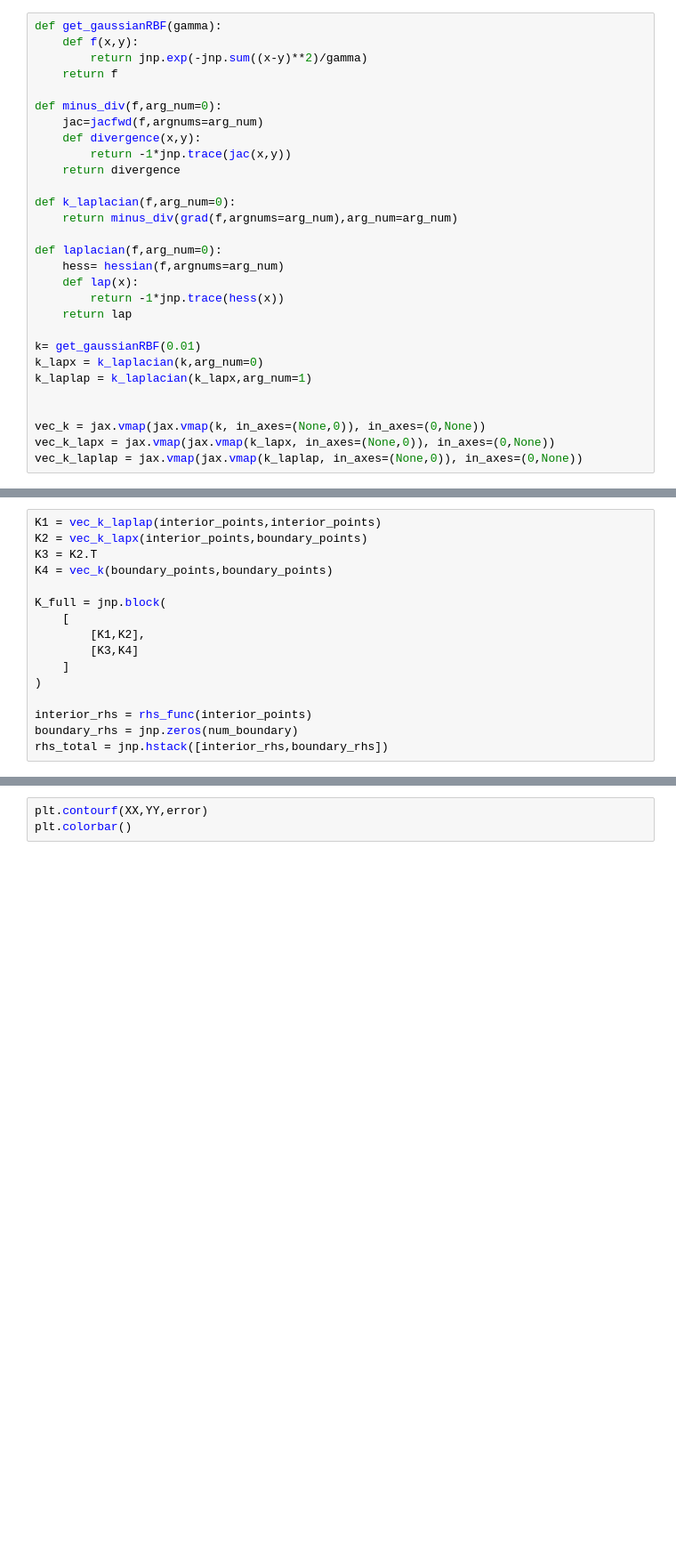
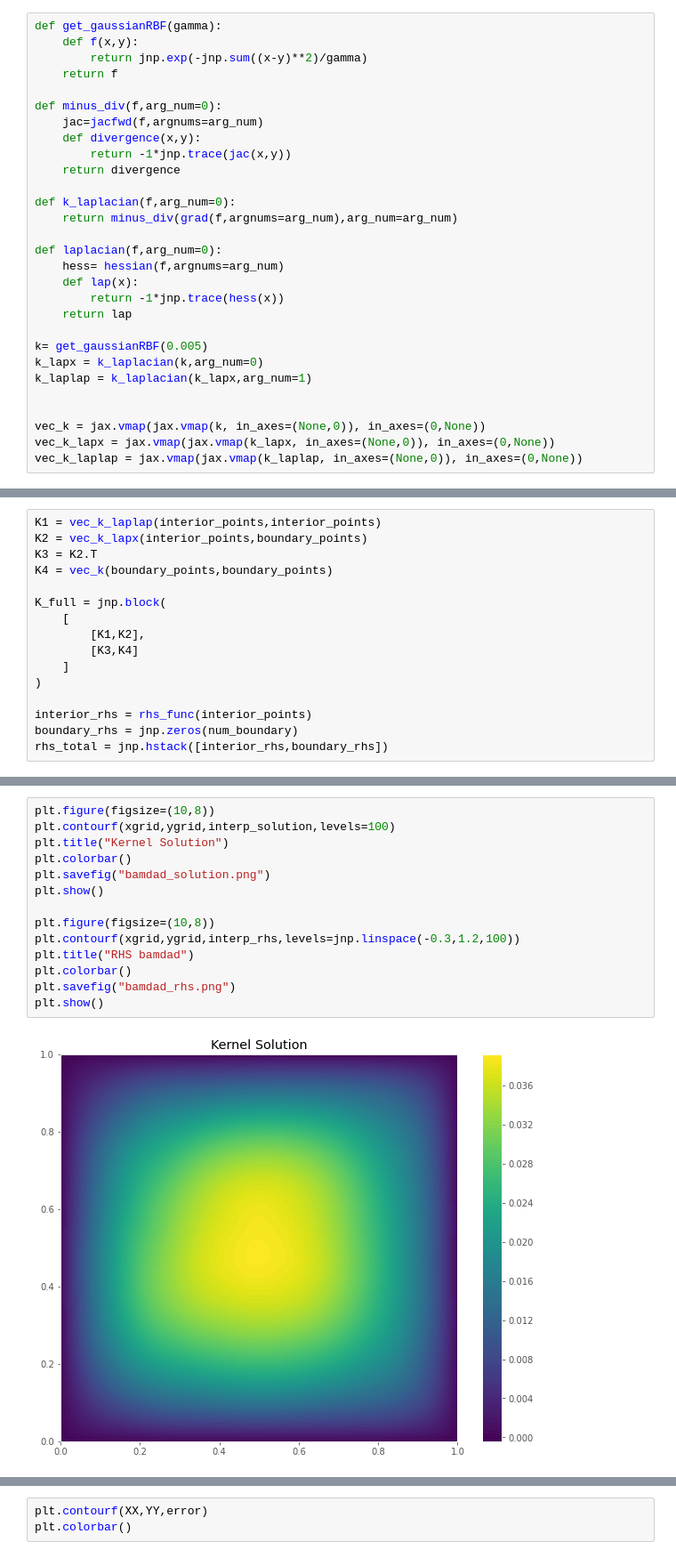
Before and after one commit to cade-b/kernel-pdes, a Jupyter notebook: bamdad_face.ipynb, the cells around one changed output, grey strips where cells are left out. Shown: that part at 89% size. Cells and saved outputs as stored; diff of their text form; blank space fills up the shorter version.

Commit message:
Improved bamdad figs

```diff
--- a/bamdad_face.ipynb
+++ b/bamdad_face.ipynb
@@ -58,7 +58,7 @@ def laplacian(f,arg_num=0):
         return -1*jnp.trace(hess(x))
     return lap
 
-k= get_gaussianRBF(0.01)
+k= get_gaussianRBF(0.005)
 k_lapx = k_laplacian(k,arg_num=0)
 k_laplap = k_laplacian(k_lapx,arg_num=1)
 
@@ -200,0 +191,16 @@ max norm residual and refined residual
+# %%
+plt.figure(figsize=(10,8))
+plt.contourf(xgrid,ygrid,interp_solution,levels=100)
+plt.title("Kernel Solution")
+plt.colorbar()
+plt.savefig("bamdad_solution.png")
+plt.show()
+
+plt.figure(figsize=(10,8))
+plt.contourf(xgrid,ygrid,interp_rhs,levels=jnp.linspace(-0.3,1.2,100))
+plt.title("RHS bamdad")
+plt.colorbar()
+plt.savefig("bamdad_rhs.png")
+plt.show()
+# %% [output]
+[figure, added]
```
Also changed, not shown: parts of 5 cells of this notebook, 3 other files.
